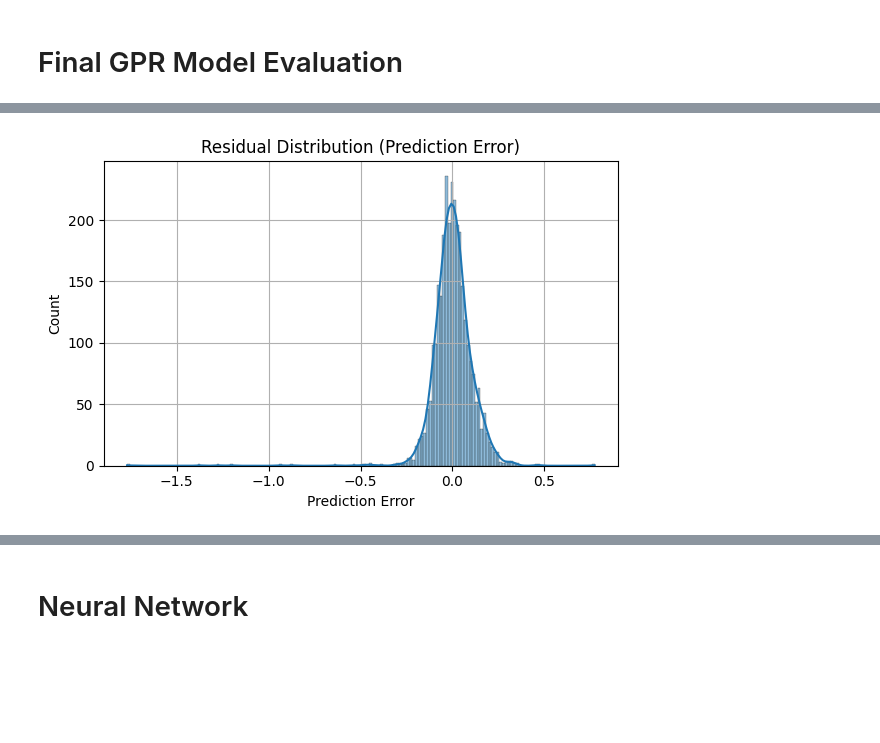
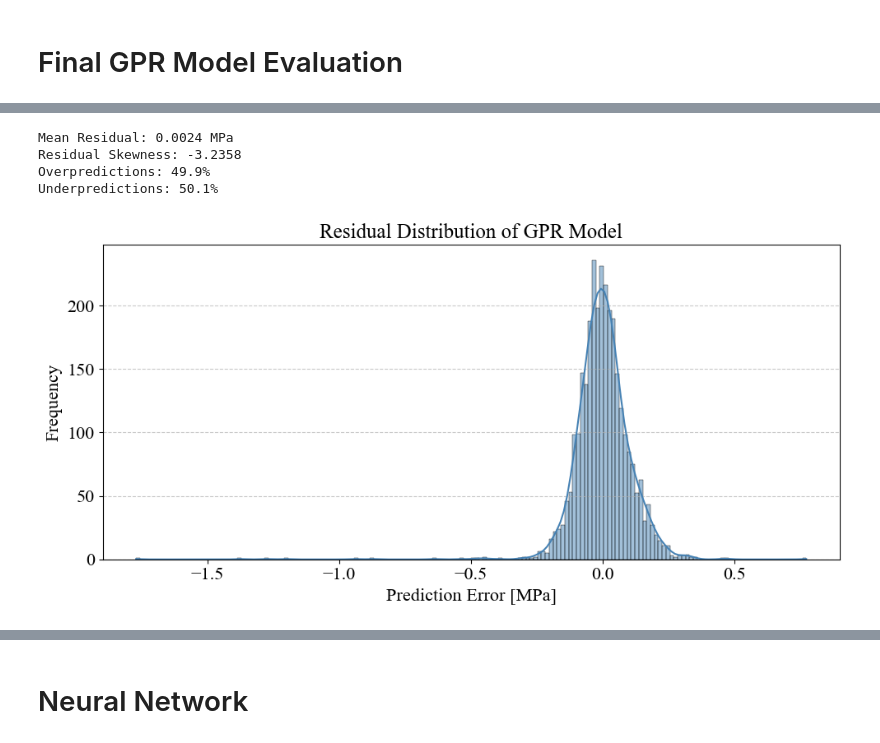
Before and after one commit to hug0kopter/MECH0107, a Jupyter notebook: CW2/Post Processing/CW_2.ipynb, the cells around one changed output, grey strips where cells are left out. Cells and saved outputs as stored; diff of their text form; code cells hidden in the pictures; blank space fills up the shorter version.

```diff
--- a/CW2/Post Processing/CW_2.ipynb
+++ b/CW2/Post Processing/CW_2.ipynb
@@ -683,11 +598,29 @@ plt.show()
+# %%
+residuals = Y_pred - Y_eval
+mean_residual = np.mean(residuals)
+print(f"Mean Residual: {mean_residual:.4f} MPa")
+skewness = skew(residuals)
+print(f"Residual Skewness: {skewness:.4f}")
+prop_over = np.mean(residuals > 0)
+prop_under = np.mean(residuals < 0)
+print(f"Overpredictions: {prop_over*100:.1f}%")
+print(f"Underpredictions: {prop_under*100:.1f}%")
+# %% [output]
+Mean Residual: 0.0024 MPa
+Residual Skewness: -3.2358
+Overpredictions: 49.9%
+Underpredictions: 50.1%
 # %%
-residuals = Y_pred - Y_eval
-plt.figure(figsize=(6, 4))
-sns.histplot(residuals, kde=True)
-plt.title("Residual Distribution (Prediction Error)")
-plt.xlabel("Prediction Error")
-plt.grid(True)
+plt.figure(figsize=(10, 5))
+sns.histplot(residuals, kde=True, color='steelblue')
+plt.grid(axis='y', linestyle='--', alpha=0.7)
+plt.xlabel("Prediction Error [MPa]", fontsize=labelsize)
+plt.ylabel("Frequency", fontsize=labelsize)
+plt.xticks(fontsize=labelsize)
+plt.yticks(fontsize=labelsize)
+plt.title("Residual Distribution of GPR Model", fontsize=titlesize)
 plt.tight_layout()
+plt.savefig("figures/final_gpr_residuals.png", dpi=600)
 plt.show()
 # %% [output]
-[figure, old version]
+[figure, new version]
```
Also changed, not shown: parts of 17 cells of this notebook, 11 other files.
